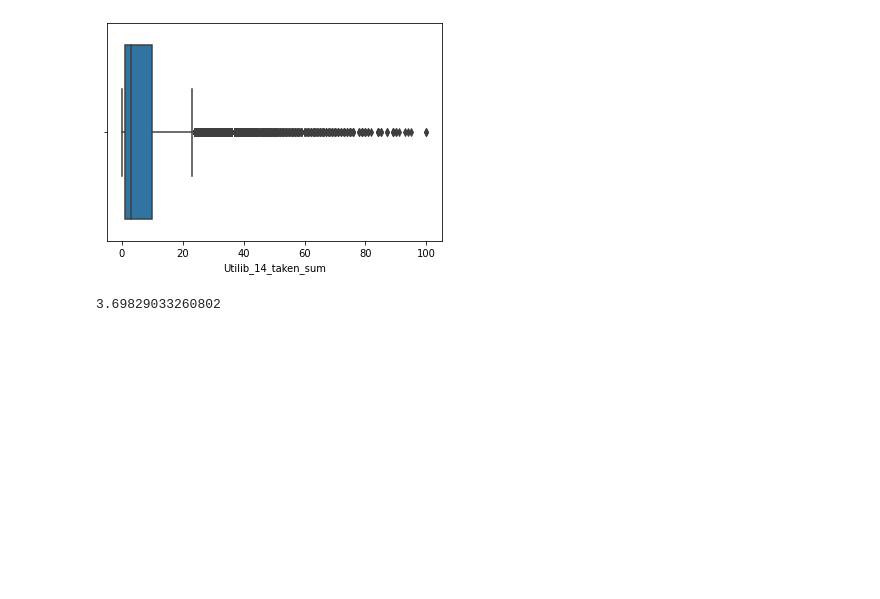
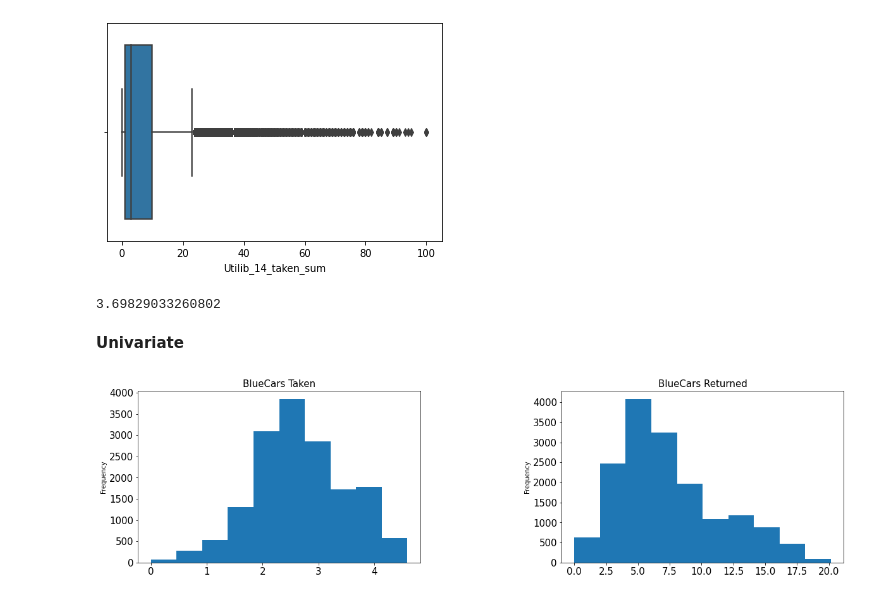
Before and after one commit to KaruraM/ANALYSIS, a Jupyter notebook: HYPOTHESIS_TESTING.ipynb, the cells around one changed output. Drawn from its saved outputs; the diff is of its cells as text; code cells hidden in the pictures; blank space fills up the shorter version.

```diff
--- a/HYPOTHESIS_TESTING.ipynb
+++ b/HYPOTHESIS_TESTING.ipynb
@@ -168,3 +163,12 @@ df['Utilib_taken_sum'].mean()
 3.69829033260802
 # %%
 df1 = df["Utilib_taken_sum"].fillna(3.7, inplace = True)
+# %% [markdown]
+**Univariate**
+# %%
+fig, axarr = plt.subplots(1, 2, figsize=(20, 5))
+df['BlueCars_taken_sum'].plot(kind='hist', ax=axarr[0], fontsize=15).set_title("BlueCars Taken", fontsize=15)
+df['BlueCars_returned_sum'].plot( kind='hist',ax=axarr[1], fontsize=15 ).set_title("BlueCars Returned", fontsize=15)
+plt.subplots_adjust(wspace=.5)
+# %% [output]
+[figure, added]
```
Also changed, not shown: parts of 38 cells of this notebook.
